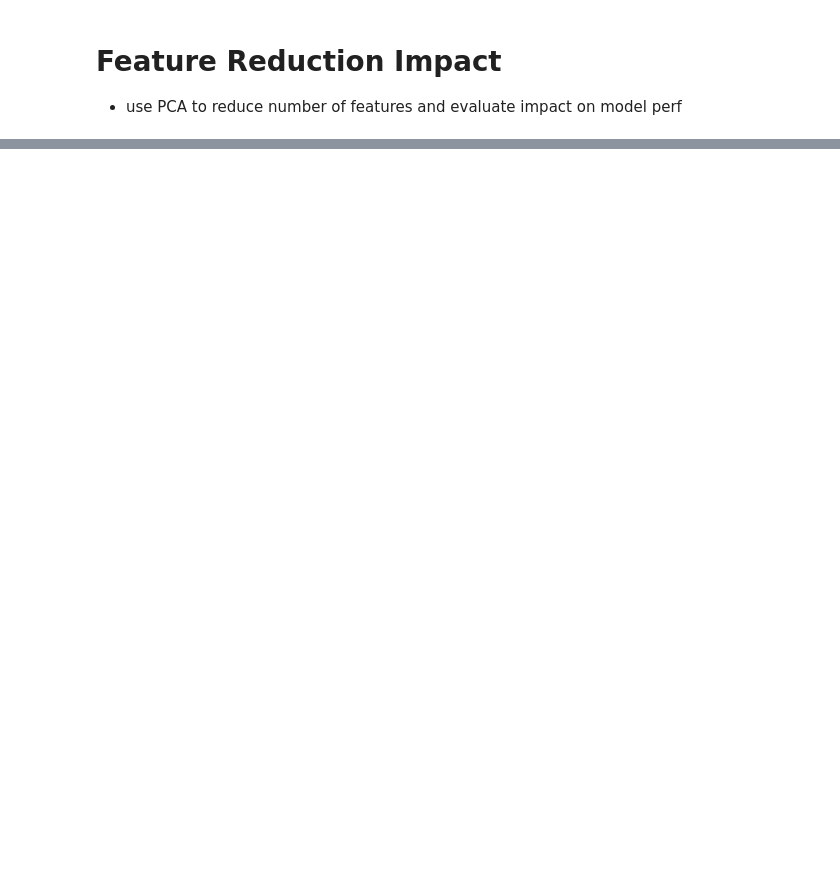
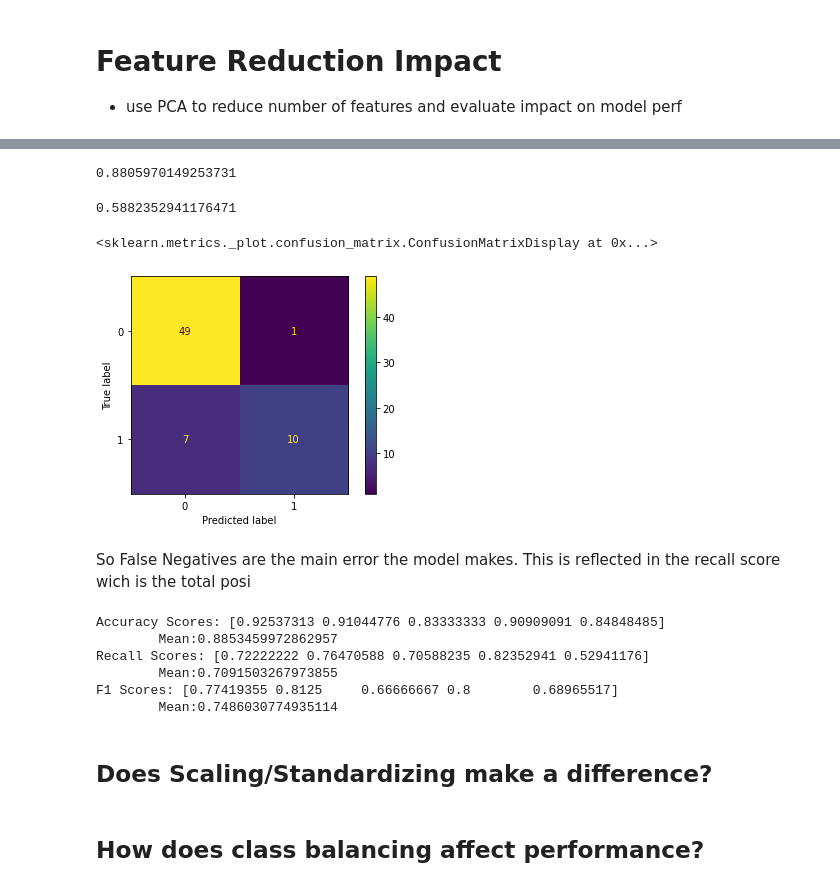
Before and after one commit to camerongridley/UnemploymentMentalHealth, a Jupyter notebook: eda_and_modeling.ipynb, the cells around one changed output, grey strips where cells are left out. Drawn from its saved outputs; the diff is of its cells as text; code cells hidden in the pictures; blank space fills up the shorter version.

```diff
--- a/eda_and_modeling.ipynb
+++ b/eda_and_modeling.ipynb
@@ -721,3 +816,6 @@ heatmap.set_title('Features Correlating with I am unemployed', fontdict={'fontsi
 # %% [markdown]
 # Feature Reduction Impact
 - use PCA to reduce number of features and evaluate impact on model perf
+# %%
+y = encoded_data['I am unemployed']
+X = encoded_data.drop(['I am unemployed'], axis=1)
@@ -723,0 +838,33 @@ heatmap.set_title('Features Correlating with I am unemployed', fontdict={'fontsi
+# %%
+X_train, X_test, y_train, y_test = train_test_split(X, y, test_size=.2, random_state=17, stratify=y)
+
+enc_rf_model = RandomForestClassifier()
+enc_rf_model.fit(X_train, y_train)
+enc_rf_model.score(X_test, y_test)
+# %% [output]
+0.8805970149253731
+# %%
+y_pred = enc_rf_model.predict(X_test)
+recall_score(y_test, y_pred)
+# %% [output]
+0.5882352941176471
+# %%
+plot_confusion_matrix(enc_rf_model, X_test, y_test)
+# %% [output]
+<sklearn.metrics._plot.confusion_matrix.ConfusionMatrixDisplay at 0x...>
+[figure, added]
+# %% [markdown]
+So False Negatives are the main error the model makes. This is reflected in the recall score wich is the total posi
+# %%
+run_cv_rf(X, y)
+# %% [output]
+Accuracy Scores: [0.92537313 0.91044776 0.83333333 0.90909091 0.84848485]
+        Mean:0.8853459972862957
+Recall Scores: [0.72222222 0.76470588 0.70588235 0.82352941 0.52941176]
+        Mean:0.7091503267973855
+F1 Scores: [0.77419355 0.8125     0.66666667 0.8        0.68965517]
+        Mean:0.7486030774935114
+# %% [markdown]
+## Does Scaling/Standardizing make a difference?
+# %% [markdown]
+## How does class balancing affect performance?
```
Also changed, not shown: parts of 17 cells of this notebook, 1 other file.
